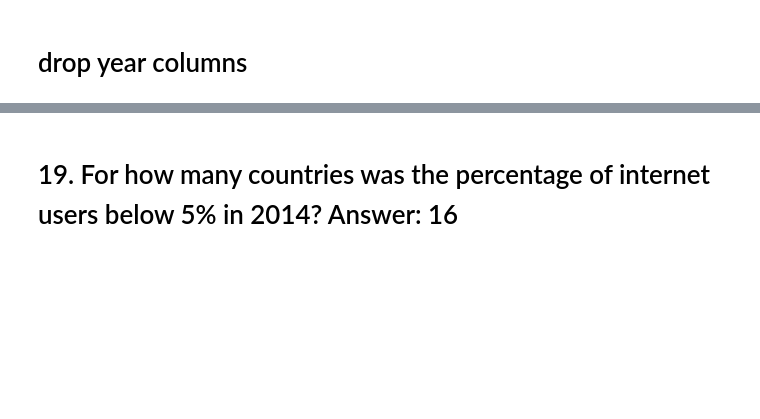
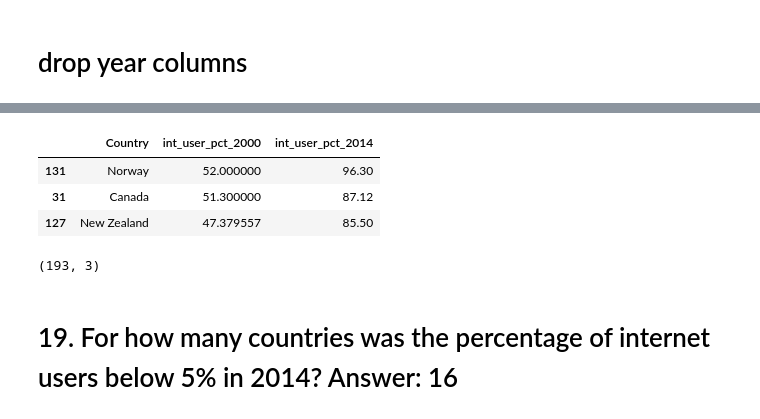
Before and after one commit to hunterfogg668/un_data-hunterfogg668, a Jupyter notebook: notebooks/un_code.ipynb, the cells around one changed output, grey strips where cells are left out. Saved outputs shown, nothing was run; the diff lists cells and outputs as text; code cells hidden in the pictures; blank space fills up the shorter version.

```diff
--- a/notebooks/un_code.ipynb
+++ b/notebooks/un_code.ipynb
@@ -217,3 +557,14 @@ internet_comp.nsmallest(3, 'int_user_pct_2000')
+# %%
+internet_comp.nlargest(3, 'int_user_pct_2000')
+# %% [output]
+|  | Country | int_user_pct_2000 | int_user_pct_2014 |
+| 131 | Norway | 52.000000 | 96.30 |
+| 31 | Canada | 51.300000 | 87.12 |
+| 127 | New Zealand | 47.379557 | 85.50 |
+# %%
+internet_comp.shape
+# %% [output]
+(193, 3)
 # %% [markdown]
 # 19. For how many countries was the percentage of internet users below 5% in 2014? Answer: 16
 # %%
```
Also changed, not shown: parts of 65 cells of this notebook.
